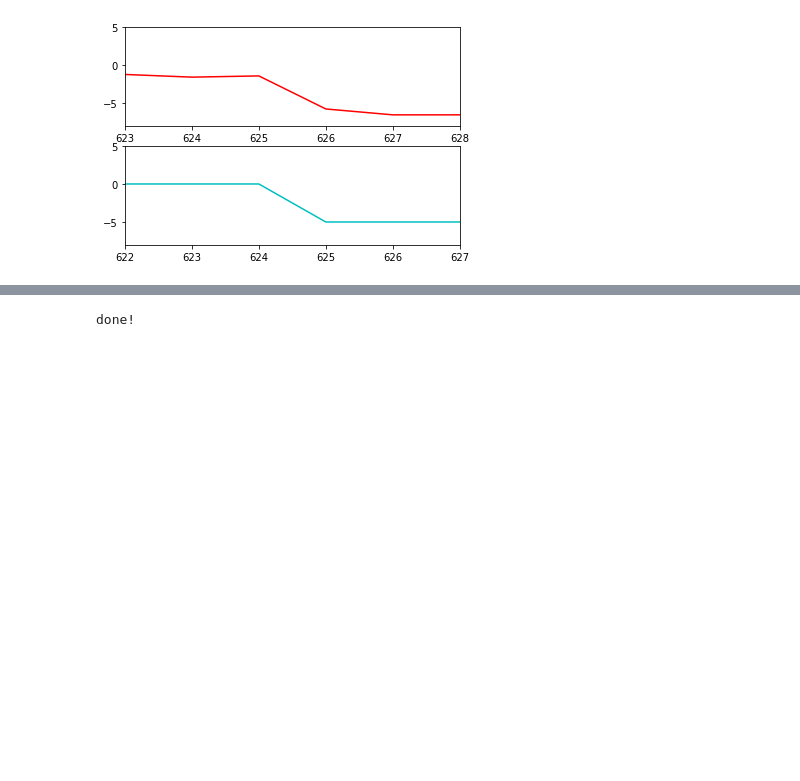
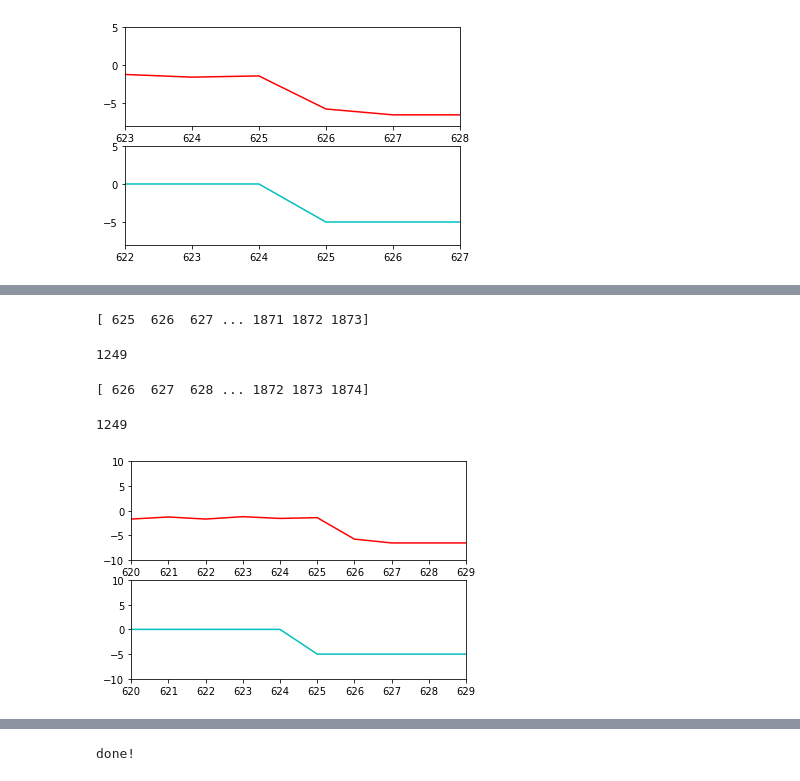
Before and after one commit to opavon/PAG_ephys_analysis, a Jupyter notebook: loose_seal/loose_seal_2_testpulse_Rseal_develop.ipynb, the cells around one changed output, grey strips where cells are left out. Saved outputs shown, nothing was run; the diff lists cells and outputs as text; code cells hidden in the pictures; blank space fills up the shorter version.

Commit message:
fix getLooseRseal
fix function to account for delays between digital output and recorded signal

```diff
--- a/loose_seal/loose_seal_2_testpulse_Rseal_develop.ipynb
+++ b/loose_seal/loose_seal_2_testpulse_Rseal_develop.ipynb
@@ -276,0 +321,13 @@ __Protocols used:__
+# %%
+# Compare the output with the recorded data -> note there is a delay of one sampling point between both.
+sweep_IA = np.array(channels_data_frame.at['Channel A', '7']) # compare peaks from output A and channel A
+sweep_IB = np.array(channels_data_frame.at['Channel B', '7'])
+sweep_OA = np.array(channels_data_frame.at['Output A', '7']) # compare peaks from output A and channel A
+plt.figure(1)
+plt.subplot(211)
+plt.plot(sweep_IA, 'r')
+plt.axis([622, 628, -10, 10])
+plt.subplot(212)
+plt.plot(sweep_OA, 'c')
+plt.axis([622, 628, -10, 10])
+plt.show()
@@ -276,0 +336,28 @@ __Protocols used:__
+# %%
+# Instead of doing the derivative, use the Output Channel to find all the indices where the test pulse is active.
+test_pulse = np.where(sweep_OA < 0)
+test_pulse_output_indices = test_pulse[0]
+print(test_pulse_output_indices)
+len(test_pulse_output_indices)
+# %% [output]
+[ 625  626  627 ... 1871 1872 1873]
+1249
+# %%
+test_pulse_channel_indices = test_pulse_output_indices + 1
+print(test_pulse_channel_indices)
+len(test_pulse_output_indices)
+# %% [output]
+[ 626  627  628 ... 1872 1873 1874]
+1249
+# %%
+#Plot beginning of test pulse
+plt.figure(1)
+plt.subplot(211)
+plt.plot(sweep_IA, 'r')
+plt.axis([test_pulse_output_indices[0]-5, test_pulse_output_indices[4], -10, 10])
+plt.subplot(212)
+plt.plot(sweep_OA, 'c')
+plt.axis([test_pulse_output_indices[0]-5, test_pulse_output_indices[4], -10, 10])
+plt.show()
+# %% [output]
+[figure, added]
```
Also changed, not shown: parts of 29 cells of this notebook.
